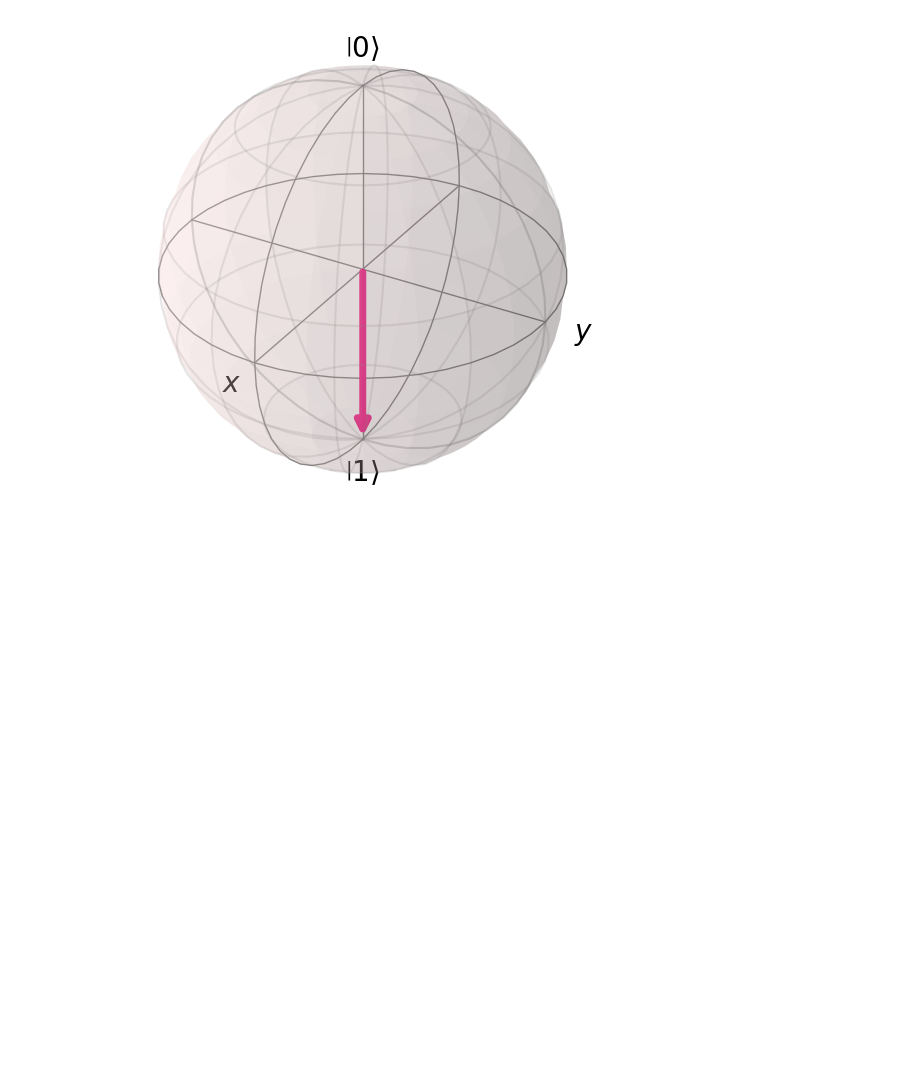
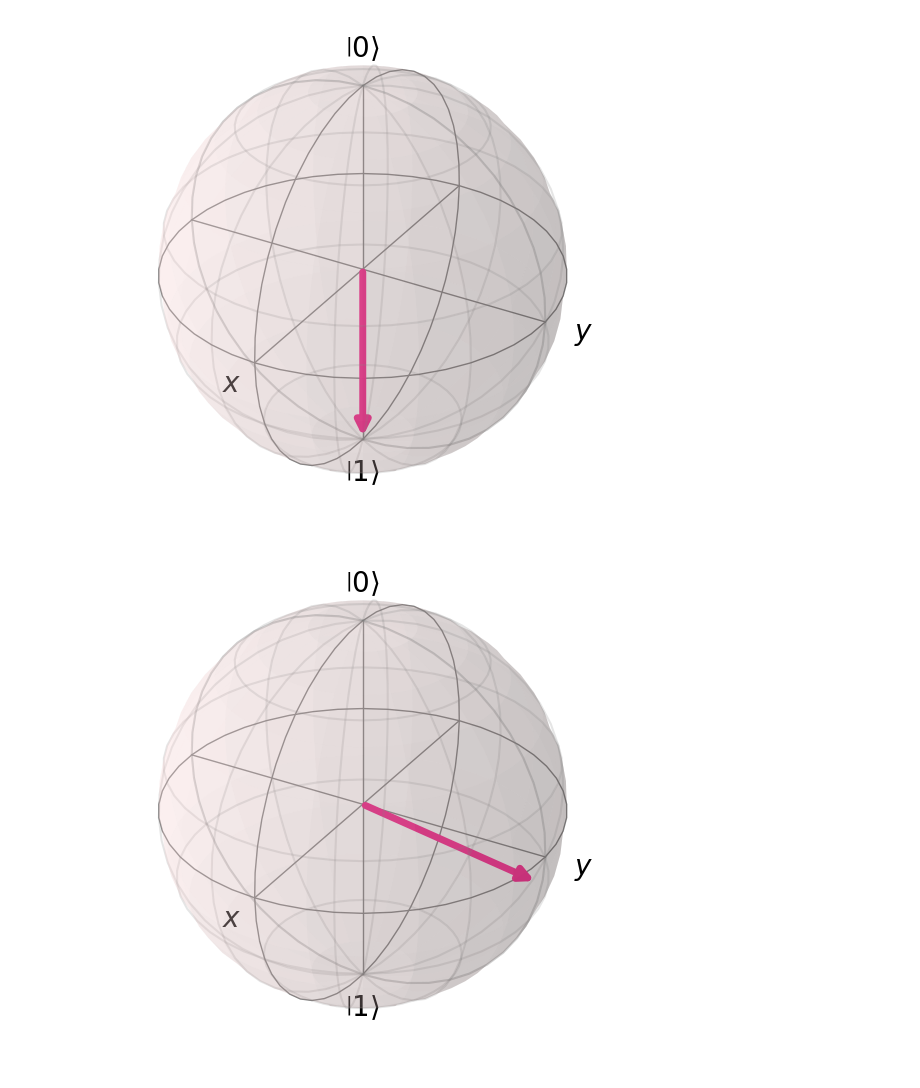
Before and after one commit to rnoguer22/TFG_Criptografia_Cuantica, a Jupyter notebook: code/quantum.ipynb, the cells around one changed output. Saved outputs shown, nothing was run; the diff lists cells and outputs as text; code cells hidden in the pictures; blank space fills up the shorter version.

```diff
--- a/code/quantum.ipynb
+++ b/code/quantum.ipynb
@@ -35,3 +35,25 @@ bloch1.show()
 # %% [output]
 [figure]
 [figure]
+# %%
+from qiskit.visualization.bloch import Bloch
+import numpy as np
+from qiskit.quantum_info import Statevector
+
+# Definir el estado
+alpha = (1 + 1j * np.sqrt(3)) / 3
+beta = (2 - 1j) / 3
+psi = Statevector([alpha, beta])
+
+# Calcular las coordenadas de Bloch (X, Y, Z)
+x = 2 * np.real(np.conj(alpha) * beta)
+y = 2 * np.imag(np.conj(beta) * alpha)
+z = np.abs(alpha)**2 - np.abs(beta)**2
+
+# Crear la esfera de Bloch y agregar el vector
+b = Bloch()
+b.add_vectors([x, y, z])
+b.show()
+b.save('../img/bloch_measurement_example')
+# %% [output]
+[figure, added]
```
Also changed, not shown: parts of 1 cell of this notebook, 4 other files.
